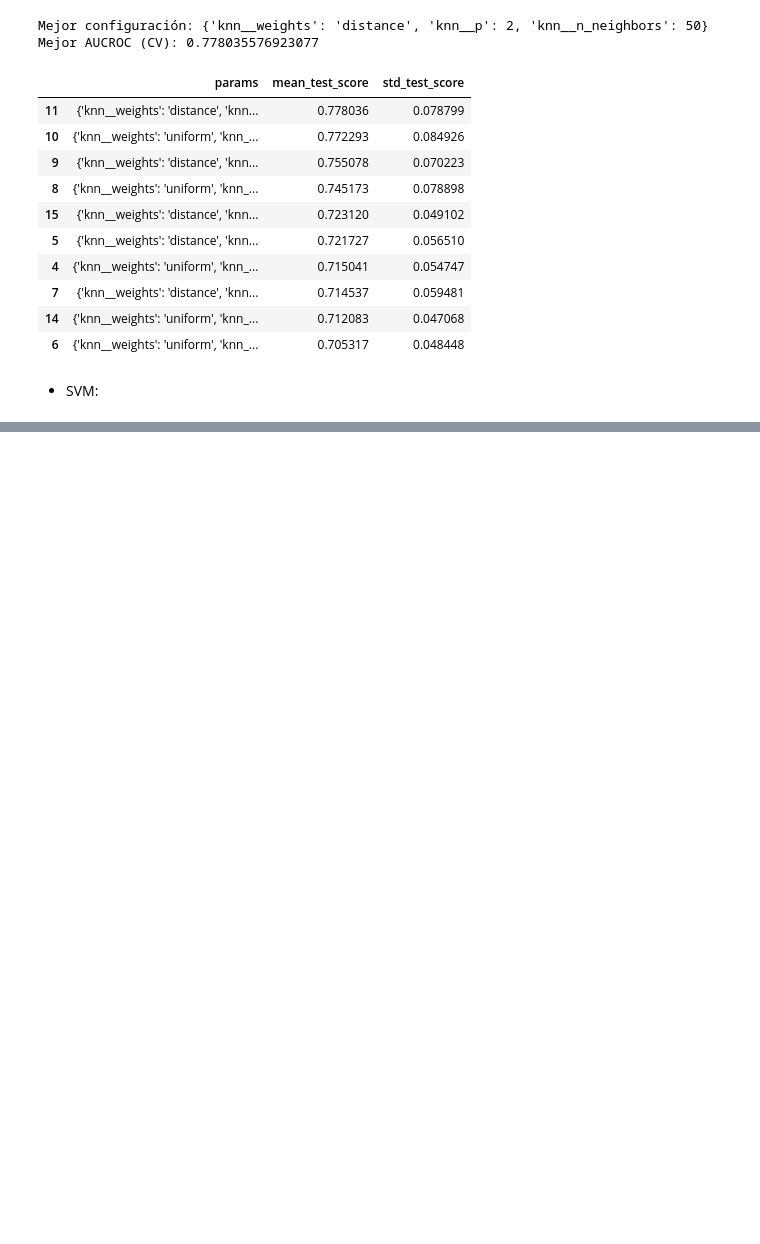
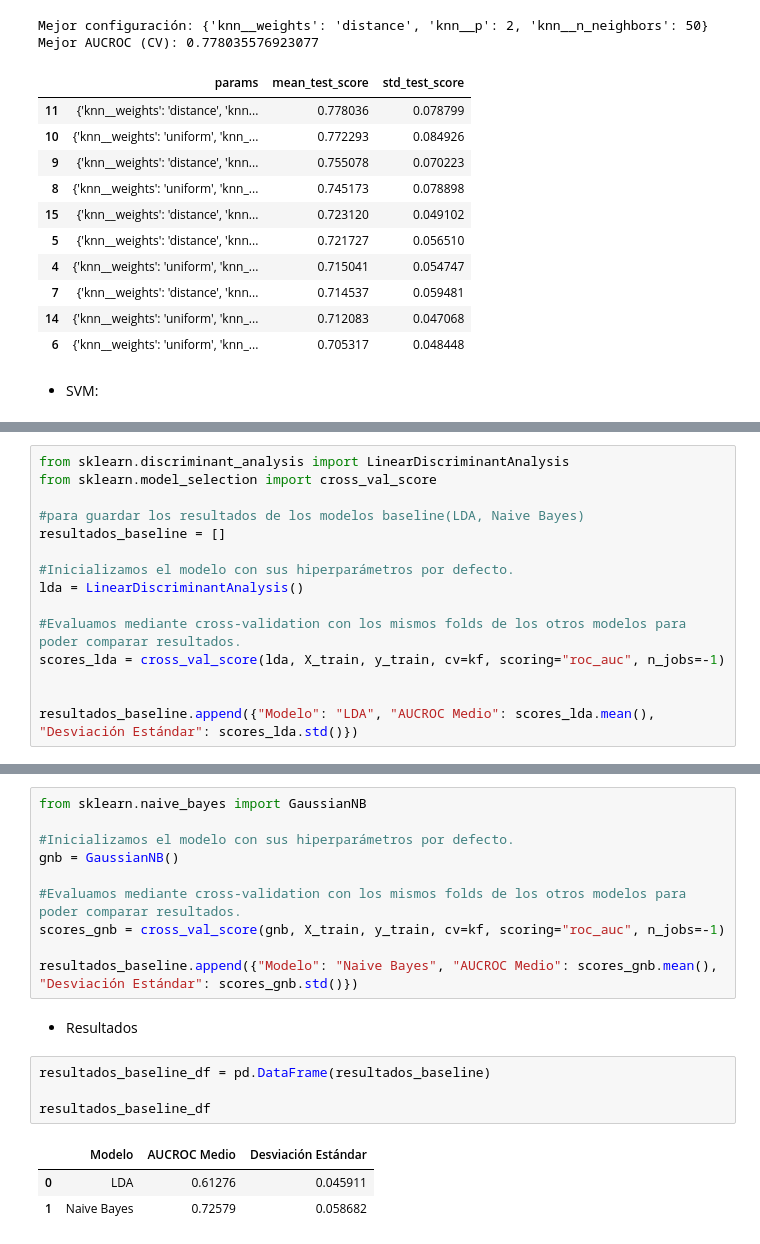
Before and after one commit to SoutoSebastian/TP-AprendizajeAutomatico1, a Jupyter notebook: src/notebook_tp.ipynb, the cells around one changed output, grey strips where cells are left out. Drawn from its saved outputs; the diff is of its cells as text; blank space fills up the shorter version.

```diff
--- a/src/notebook_tp.ipynb
+++ b/src/notebook_tp.ipynb
@@ -512,0 +533,15 @@ Mejor AUCROC (CV): 0.7728221153846154
+# %%
+from sklearn.discriminant_analysis import LinearDiscriminantAnalysis
+from sklearn.model_selection import cross_val_score
+
+#para guardar los resultados de los modelos baseline(LDA, Naive Bayes)
+resultados_baseline = []
+
+#Inicializamos el modelo con sus hiperparámetros por defecto.
+lda = LinearDiscriminantAnalysis()
+
+#Evaluamos mediante cross-validation con los mismos folds de los otros modelos para poder comparar resultados.
+scores_lda = cross_val_score(lda, X_train, y_train, cv=kf, scoring="roc_auc", n_jobs=-1)
+
+
+resultados_baseline.append({"Modelo": "LDA", "AUCROC Medio": scores_lda.mean(), "Desviación Estándar": scores_lda.std()})
@@ -512,0 +556,20 @@ Mejor AUCROC (CV): 0.7728221153846154
+# %%
+from sklearn.naive_bayes import GaussianNB
+
+#Inicializamos el modelo con sus hiperparámetros por defecto.
+gnb = GaussianNB()
+
+#Evaluamos mediante cross-validation con los mismos folds de los otros modelos para poder comparar resultados.
+scores_gnb = cross_val_score(gnb, X_train, y_train, cv=kf, scoring="roc_auc", n_jobs=-1)
+
+resultados_baseline.append({"Modelo": "Naive Bayes", "AUCROC Medio": scores_gnb.mean(), "Desviación Estándar": scores_gnb.std()})
+# %% [markdown]
++ Resultados
+# %%
+resultados_baseline_df = pd.DataFrame(resultados_baseline)
+
+resultados_baseline_df
+# %% [output]
+|  | Modelo | AUCROC Medio | Desviación Estándar |
+| 0 | LDA | 0.61276 | 0.045911 |
+| 1 | Naive Bayes | 0.72579 | 0.058682 |
```
Also changed, not shown: parts of 5 cells of this notebook.
